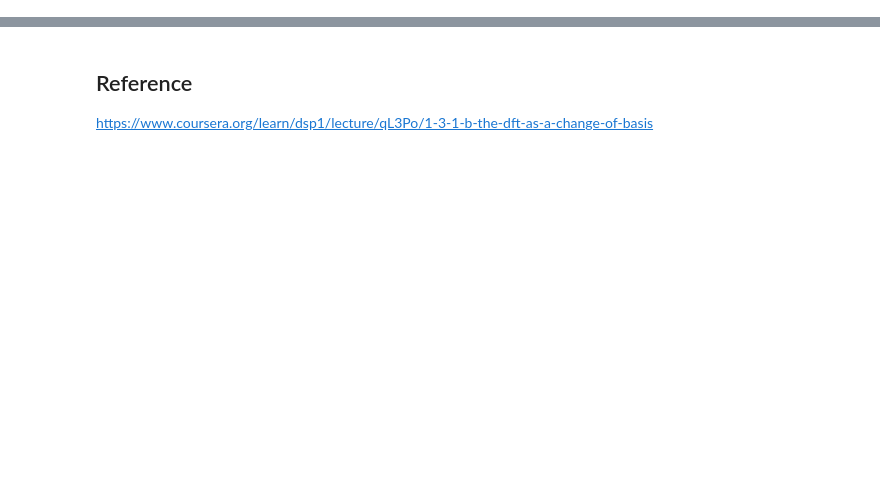
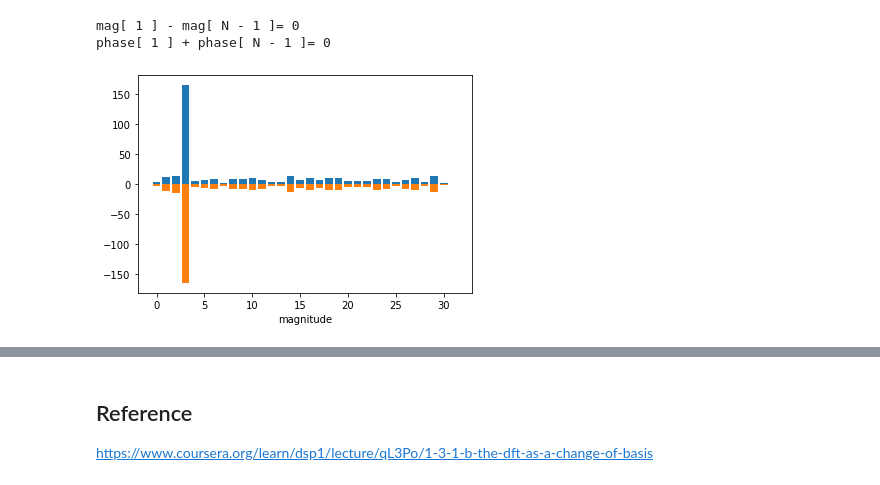
Before and after one commit to Intelligence-Engineering-LAB-KU/Seminar, a Jupyter notebook: summer_2020/Fourier analysis Part2.ipynb, the cells around one changed output, grey strips where cells are left out. Saved outputs shown, nothing was run; the diff lists cells and outputs as text; code cells hidden in the pictures; blank space fills up the shorter version.

```diff
--- a/summer_2020/Fourier analysis Part2.ipynb
+++ b/summer_2020/Fourier analysis Part2.ipynb
@@ -38,0 +96,21 @@ For example, if N=64 then $w_{5}[n]; n=0,1,...,N-1$ whould be $w_{5}[n]=e^{j \fr
+# %%
+N=len(mag)
+threshold = 1e-10
+for k in range(1,N//2):
+  print('mag[', k,'] - mag[ N -', k,']= 0' if mag[k]-mag[N-k] < threshold else 'exception')
+  print('phase[', k,'] + phase[ N -', k,']= 0' if phase[k]+phase[N-k] < threshold else 'exception')
+  break # comment this to check full iterations
+# %% [output]
+mag[ 1 ] - mag[ N - 1 ]= 0
+phase[ 1 ] + phase[ N - 1 ]= 0
+# %%
+mag_half_neg = mag[1:len(mag)//2]
+mag_half_pos = mag[len(mag)//2:]
+
+plt.bar(range(len(mag_half_pos)), list(reversed(mag_half_pos)))
+plt.bar(range(len(mag_half_neg)), -mag_half_neg)
+
+plt.xlabel('magnitude')
+plt.show()
+# %% [output]
+[figure, added]
```
Also changed, not shown: parts of 19 cells of this notebook.
